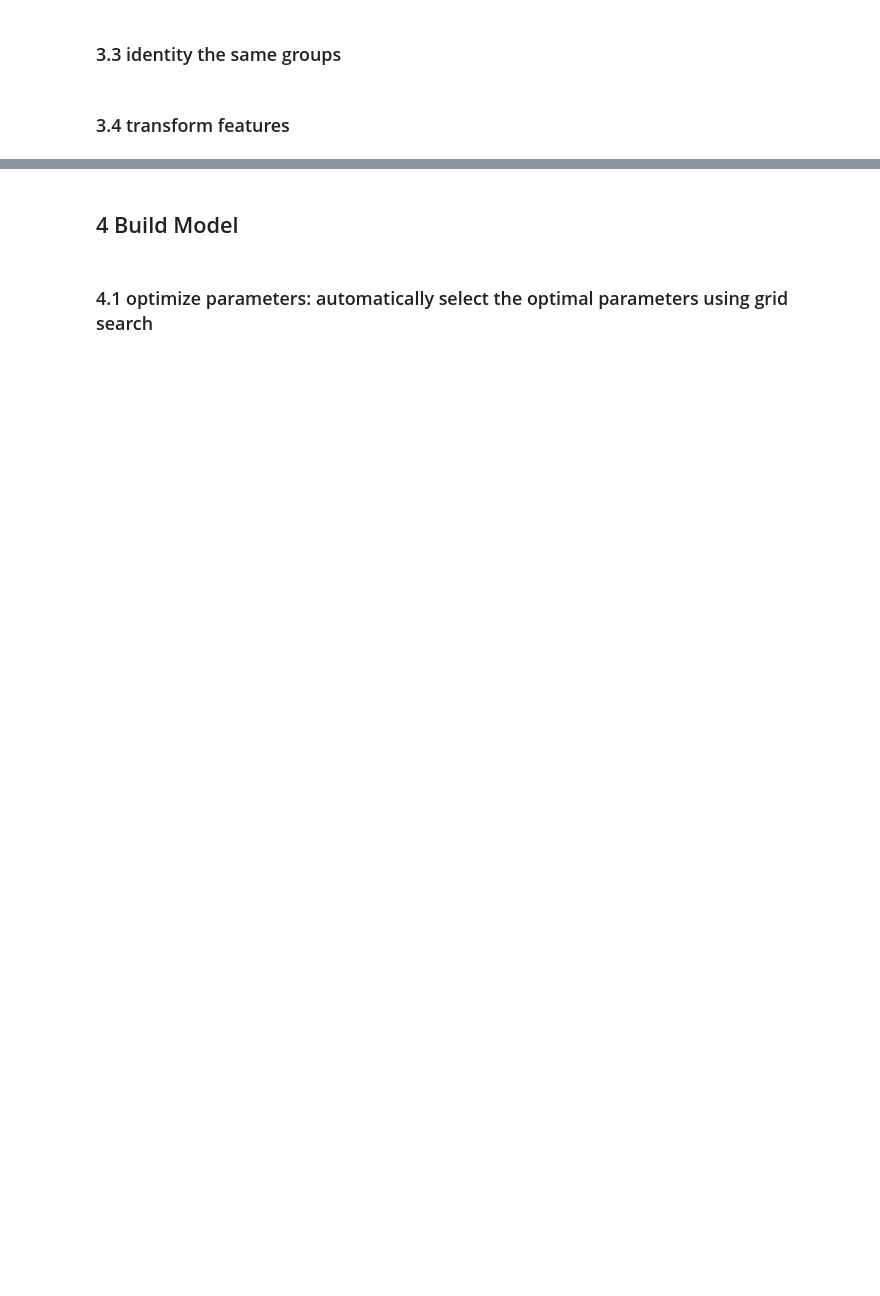
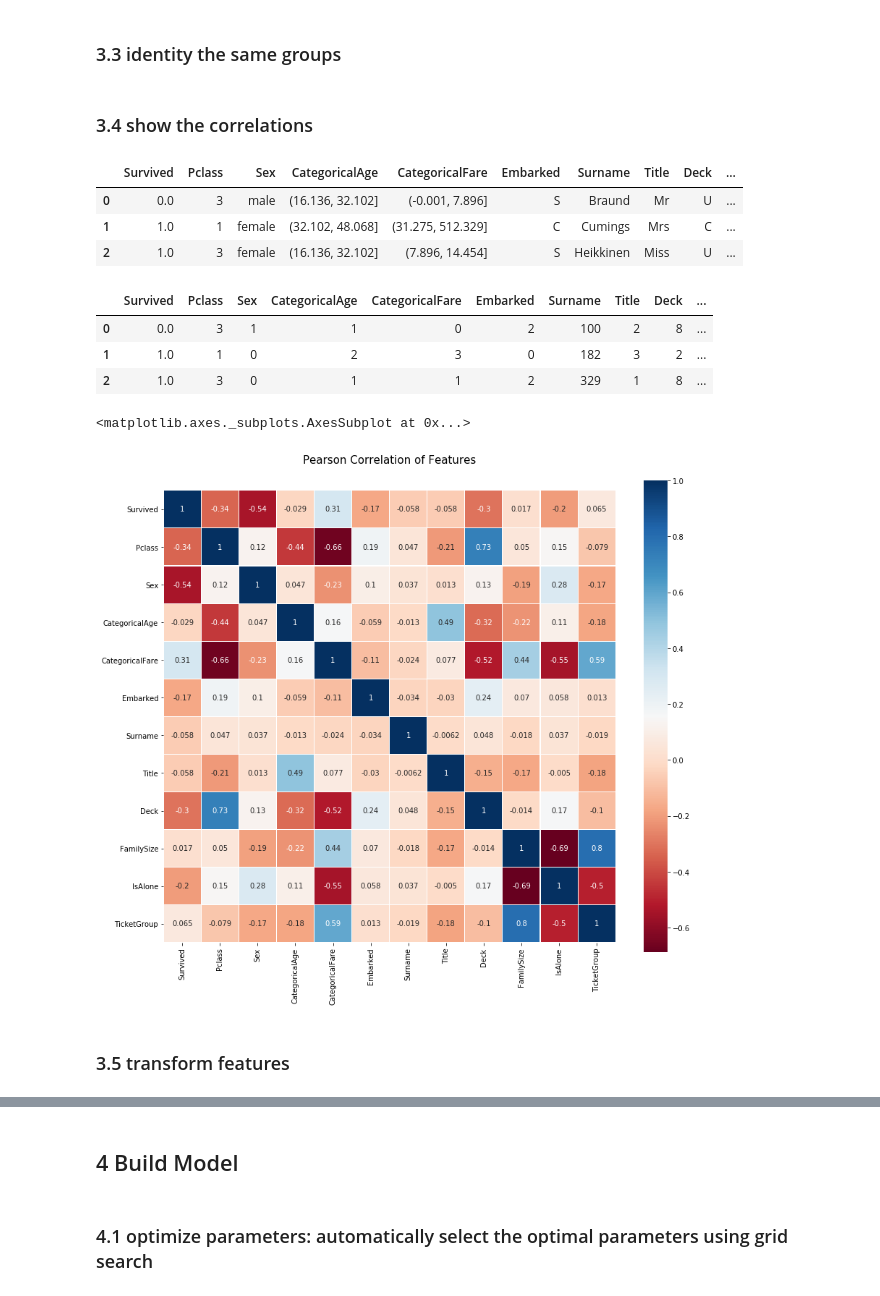
Before and after one commit to kyle-cloud/kaggle, a Jupyter notebook: projects/titanic/Titanic.ipynb, the cells around one changed output, grey strips where cells are left out. Drawn from its saved outputs; the diff is of its cells as text; code cells hidden in the pictures; blank space fills up the shorter version.

```diff
--- a/projects/titanic/Titanic.ipynb
+++ b/projects/titanic/Titanic.ipynb
@@ -188,6 +192,9 @@ all_data.loc[(all_data.Age.isnull()), 'Age'] = predictedAges
 all_data[all_data['Age'].isnull()]
 # %% [output]
 |  | Age | Cabin | Embarked | Fare | Name | Parch | PassengerId | Pclass | Sex | SibSp | ... |
+# %%
+# optimization 1st: CatagoricalAge
+all_data['CategoricalAge'] = pd.cut(all_data['Age'], 5)
 # %%
 # Embarked：only two missing values, and set to C according to Pclass，Embarked
 all_data[all_data['Embarked'].isnull()]
@@ -224,3 +231,6 @@ all_data['Fare'] = all_data['Fare'].fillna(fare)
 all_data[all_data['Fare'].isnull()]
 # %% [output]
 |  | Age | Cabin | Embarked | Fare | Name | Parch | PassengerId | Pclass | Sex | SibSp | ... |
+# %%
+# optimization 1st: change to a new feature
+all_data['CategoricalFare'] = pd.qcut(all_data['Fare'], 4)
@@ -269,3 +246,37 @@ all_data[all_data['Fare'].isnull()]
+# %% [markdown]
+### 3.4 show the correlations
+# %%
+# feature selection
+#all_data=pd.concat([train, test])
+all_data = all_data[['Survived', 'Pclass', 'Sex', 'CategoricalAge', 'CategoricalFare', 'Embarked', 'Surname', 'Title', 'Deck', 'FamilySize', 'IsAlone', 'TicketGroup']]
+all_data.head(3)
+# %% [output]
+|  | Survived | Pclass | Sex | CategoricalAge | CategoricalFare | Embarked | Surname | Title | Deck | ... |
+| 0 | 0.0 | 3 | male | (16.136, 32.102] | (-0.001, 7.896] | S | Braund | Mr | U | ... |
+| 1 | 1.0 | 1 | female | (32.102, 48.068] | (31.275, 512.329] | C | Cumings | Mrs | C | ... |
+| 2 | 1.0 | 3 | female | (16.136, 32.102] | (7.896, 14.454] | S | Heikkinen | Miss | U | ... |
+# %%
+# change to category then to numerical
+for feature in ['Sex', 'Embarked', 'Surname', 'Title', 'Deck', 'CategoricalAge', 'CategoricalFare']:
+    all_data[feature] = all_data[feature].astype('category')
+    all_data[feature] = pd.DataFrame({feature: all_data[feature].cat.codes}, index=all_data[feature].index)
+# %%
+all_data.head(3)
+# %% [output]
+|  | Survived | Pclass | Sex | CategoricalAge | CategoricalFare | Embarked | Surname | Title | Deck | ... |
+| 0 | 0.0 | 3 | 1 | 1 | 0 | 2 | 100 | 2 | 8 | ... |
+| 1 | 1.0 | 1 | 0 | 2 | 3 | 0 | 182 | 3 | 2 | ... |
+| 2 | 1.0 | 3 | 0 | 1 | 1 | 2 | 329 | 1 | 8 | ... |
+# %%
+# correlation map
+colormap = plt.cm.RdBu
+plt.figure(figsize=(14, 12))
+plt.title('Pearson Correlation of Features', y=1.05, size=15)
+sns.heatmap(all_data.astype(float).corr(), linewidths=0.1, vmax=1.0,
+            square=True, cmap=colormap, linecolor='white', annot=True)
+# %% [output]
+<matplotlib.axes._subplots.AxesSubplot at 0x...>
+[figure, added]
 # %% [markdown]
-### 3.4 transform features
+### 3.5 transform features
 # %%
```
Also changed, not shown: parts of 21 cells of this notebook, 2 other files.
